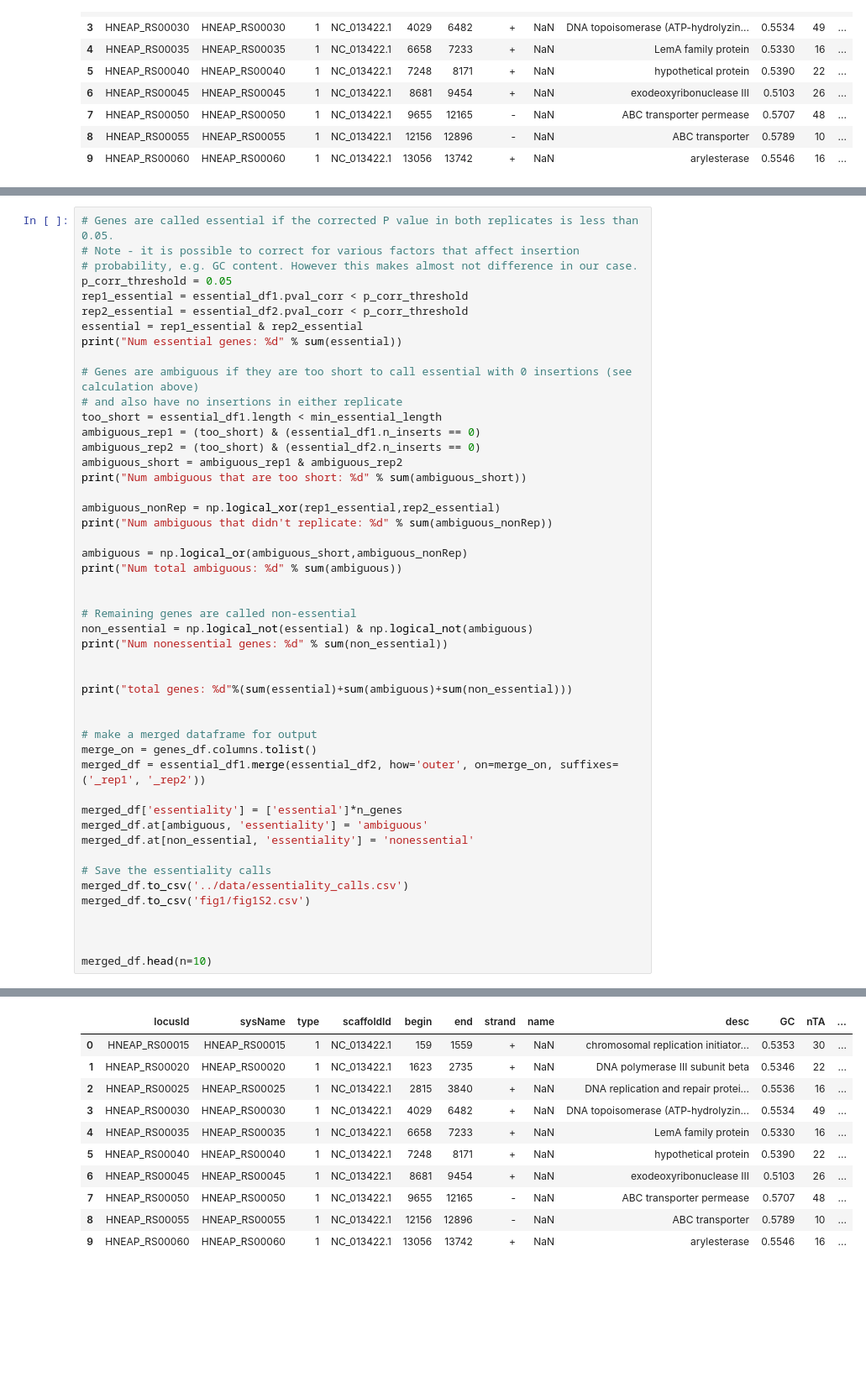
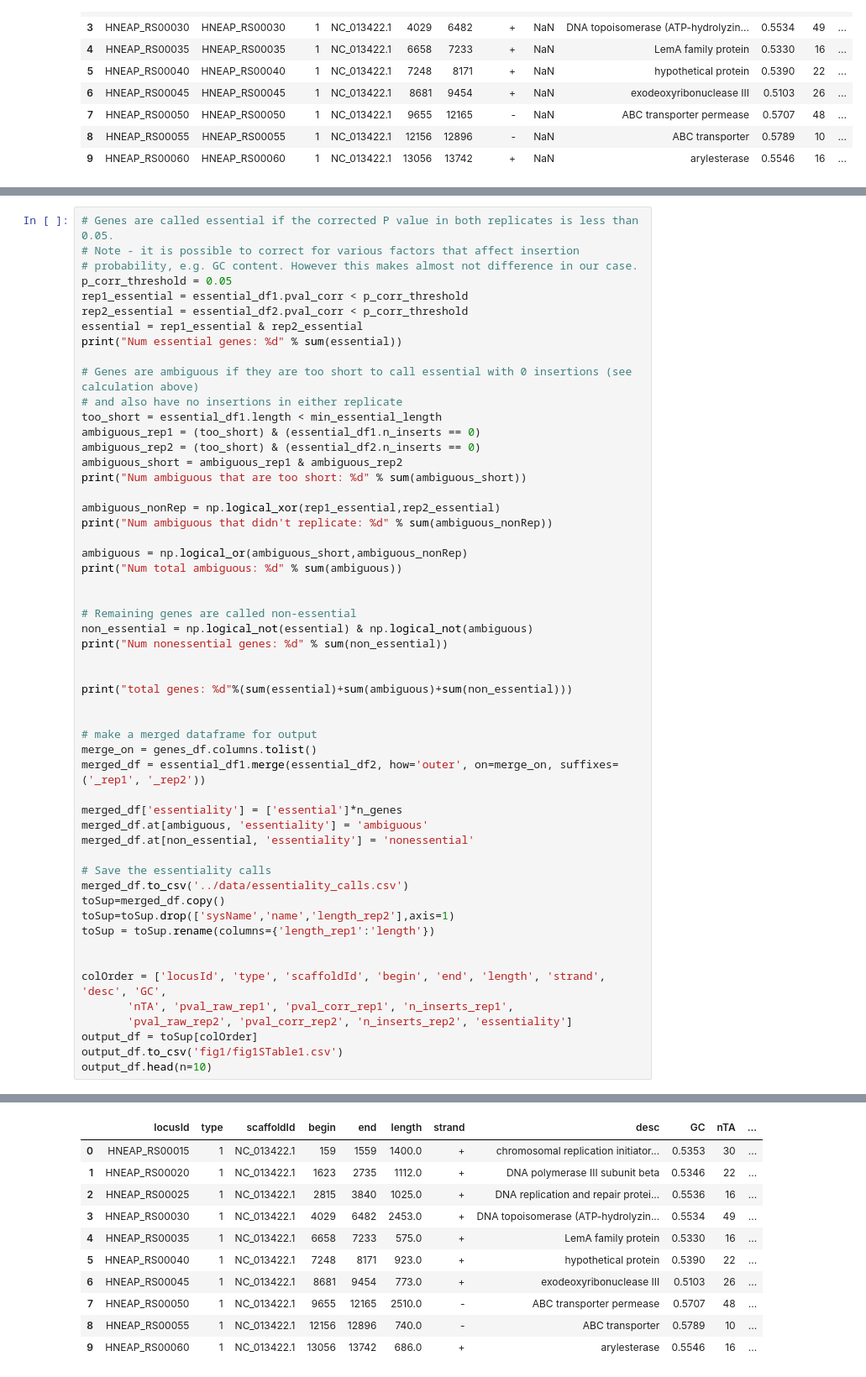
Before and after one commit to jackdesmarais/DabTransporterPaper, a Jupyter notebook: scripts/Call Essential Genes.ipynb, the cells around one changed output, grey strips where cells are left out. Shown: that part at 84% size. Saved outputs shown, nothing was run; the diff lists cells and outputs as text; blank space fills up the shorter version.

```diff
--- a/scripts/Call Essential Genes.ipynb
+++ b/scripts/Call Essential Genes.ipynb
@@ -171,47 +171,53 @@ ambiguous = np.logical_or(ambiguous_short,ambiguous_nonRep)
 print("Num total ambiguous: %d" % sum(ambiguous))
 
 
 # Remaining genes are called non-essential
 non_essential = np.logical_not(essential) & np.logical_not(ambiguous)
 print("Num nonessential genes: %d" % sum(non_essential))
 
 
 print("total genes: %d"%(sum(essential)+sum(ambiguous)+sum(non_essential)))
 
 
 # make a merged dataframe for output
 merge_on = genes_df.columns.tolist()
 merged_df = essential_df1.merge(essential_df2, how='outer', on=merge_on, suffixes=('_rep1', '_rep2'))
 
 merged_df['essentiality'] = ['essential']*n_genes
 merged_df.at[ambiguous, 'essentiality'] = 'ambiguous'
 merged_df.at[non_essential, 'essentiality'] = 'nonessential'
 
 # Save the essentiality calls
 merged_df.to_csv('../data/essentiality_calls.csv')
-merged_df.to_csv('fig1/fig1S2.csv')
+toSup=merged_df.copy()
+toSup=toSup.drop(['sysName','name','length_rep2'],axis=1)
+toSup = toSup.rename(columns={'length_rep1':'length'})
 
 
-
-merged_df.head(n=10)
+colOrder = ['locusId', 'type', 'scaffoldId', 'begin', 'end', 'length', 'strand', 'desc', 'GC',
+       'nTA', 'pval_raw_rep1', 'pval_corr_rep1', 'n_inserts_rep1',
+       'pval_raw_rep2', 'pval_corr_rep2', 'n_inserts_rep2', 'essentiality']
+output_df = toSup[colOrder]
+output_df.to_csv('fig1/fig1STable1.csv')
+output_df.head(n=10)
 # %% [output]
 Num essential genes: 551
 Num ambiguous that are too short: 52
 Num ambiguous that didn't replicate: 19
 Num total ambiguous: 70
 Num nonessential genes: 1787
 total genes: 2408
-|  | locusId | sysName | type | scaffoldId | begin | end | strand | name | desc | GC | nTA | ... |
-| 0 | HNEAP_RS00015 | HNEAP_RS00015 | 1 | NC_013422.1 | 159 | 1559 | + | NaN | chromosomal replication initiator... | 0.5353 | 30 | ... |
-| 1 | HNEAP_RS00020 | HNEAP_RS00020 | 1 | NC_013422.1 | 1623 | 2735 | + | NaN | DNA polymerase III subunit beta | 0.5346 | 22 | ... |
-| 2 | HNEAP_RS00025 | HNEAP_RS00025 | 1 | NC_013422.1 | 2815 | 3840 | + | NaN | DNA replication and repair protei... | 0.5536 | 16 | ... |
-| 3 | HNEAP_RS00030 | HNEAP_RS00030 | 1 | NC_013422.1 | 4029 | 6482 | + | NaN | DNA topoisomerase (ATP-hydrolyzin... | 0.5534 | 49 | ... |
-| 4 | HNEAP_RS00035 | HNEAP_RS00035 | 1 | NC_013422.1 | 6658 | 7233 | + | NaN | LemA family protein | 0.5330 | 16 | ... |
-| 5 | HNEAP_RS00040 | HNEAP_RS00040 | 1 | NC_013422.1 | 7248 | 8171 | + | NaN | hypothetical protein | 0.5390 | 22 | ... |
-| 6 | HNEAP_RS00045 | HNEAP_RS00045 | 1 | NC_013422.1 | 8681 | 9454 | + | NaN | exodeoxyribonuclease III | 0.5103 | 26 | ... |
-| 7 | HNEAP_RS00050 | HNEAP_RS00050 | 1 | NC_013422.1 | 9655 | 12165 | - | NaN | ABC transporter permease | 0.5707 | 48 | ... |
-| 8 | HNEAP_RS00055 | HNEAP_RS00055 | 1 | NC_013422.1 | 12156 | 12896 | - | NaN | ABC transporter | 0.5789 | 10 | ... |
-| 9 | HNEAP_RS00060 | HNEAP_RS00060 | 1 | NC_013422.1 | 13056 | 13742 | + | NaN | arylesterase | 0.5546 | 16 | ... |
+|  | locusId | type | scaffoldId | begin | end | length | strand | desc | GC | nTA | ... |
+| 0 | HNEAP_RS00015 | 1 | NC_013422.1 | 159 | 1559 | 1400.0 | + | chromosomal replication initiator... | 0.5353 | 30 | ... |
+| 1 | HNEAP_RS00020 | 1 | NC_013422.1 | 1623 | 2735 | 1112.0 | + | DNA polymerase III subunit beta | 0.5346 | 22 | ... |
+| 2 | HNEAP_RS00025 | 1 | NC_013422.1 | 2815 | 3840 | 1025.0 | + | DNA replication and repair protei... | 0.5536 | 16 | ... |
+| 3 | HNEAP_RS00030 | 1 | NC_013422.1 | 4029 | 6482 | 2453.0 | + | DNA topoisomerase (ATP-hydrolyzin... | 0.5534 | 49 | ... |
+| 4 | HNEAP_RS00035 | 1 | NC_013422.1 | 6658 | 7233 | 575.0 | + | LemA family protein | 0.5330 | 16 | ... |
+| 5 | HNEAP_RS00040 | 1 | NC_013422.1 | 7248 | 8171 | 923.0 | + | hypothetical protein | 0.5390 | 22 | ... |
+| 6 | HNEAP_RS00045 | 1 | NC_013422.1 | 8681 | 9454 | 773.0 | + | exodeoxyribonuclease III | 0.5103 | 26 | ... |
+| 7 | HNEAP_RS00050 | 1 | NC_013422.1 | 9655 | 12165 | 2510.0 | - | ABC transporter permease | 0.5707 | 48 | ... |
+| 8 | HNEAP_RS00055 | 1 | NC_013422.1 | 12156 | 12896 | 740.0 | - | ABC transporter | 0.5789 | 10 | ... |
+| 9 | HNEAP_RS00060 | 1 | NC_013422.1 | 13056 | 13742 | 686.0 | + | arylesterase | 0.5546 | 16 | ... |
 # %%
 figure = plt.figure(figsize=(10,10))
 pal = utils.qual_palette
```
Also changed, not shown: 7 other files.
